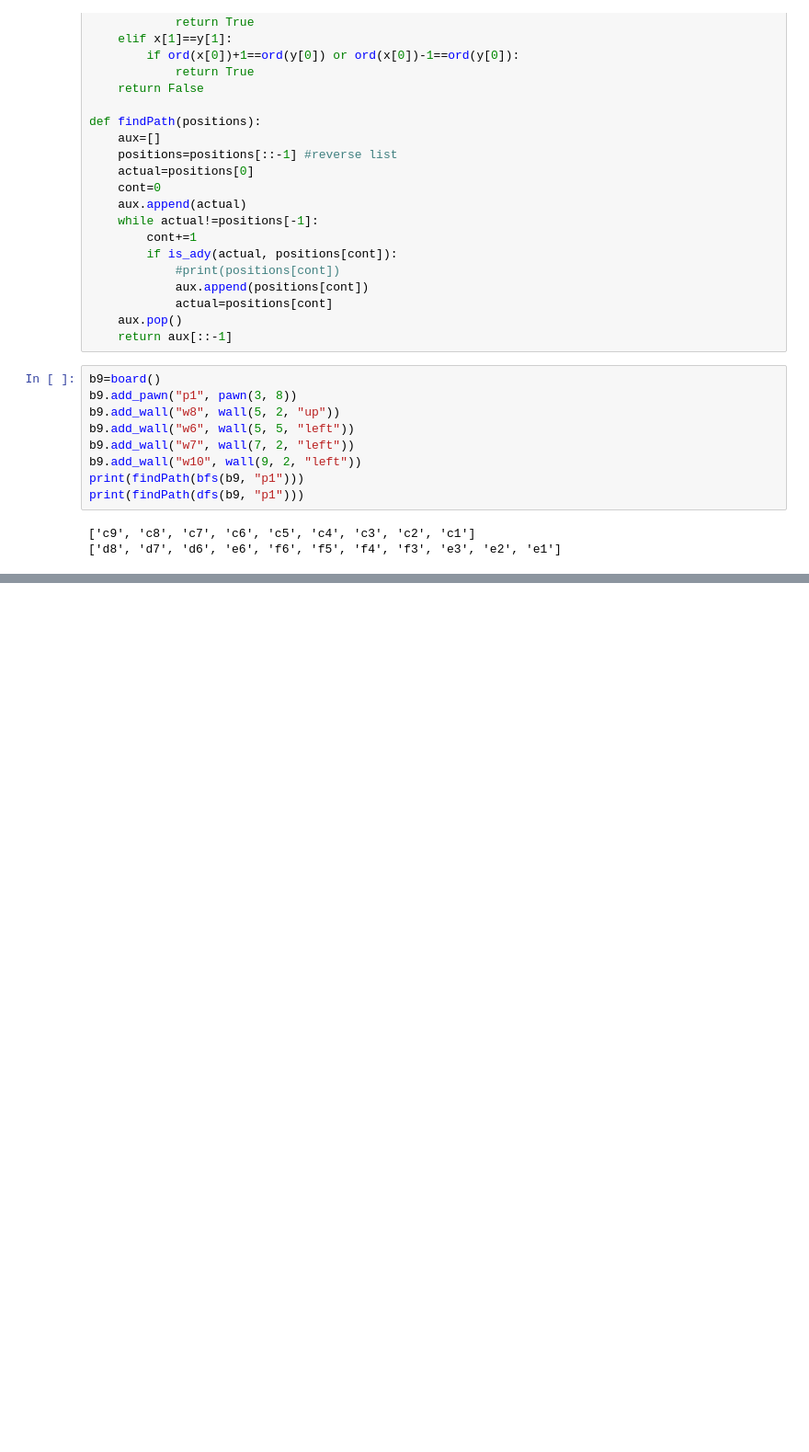
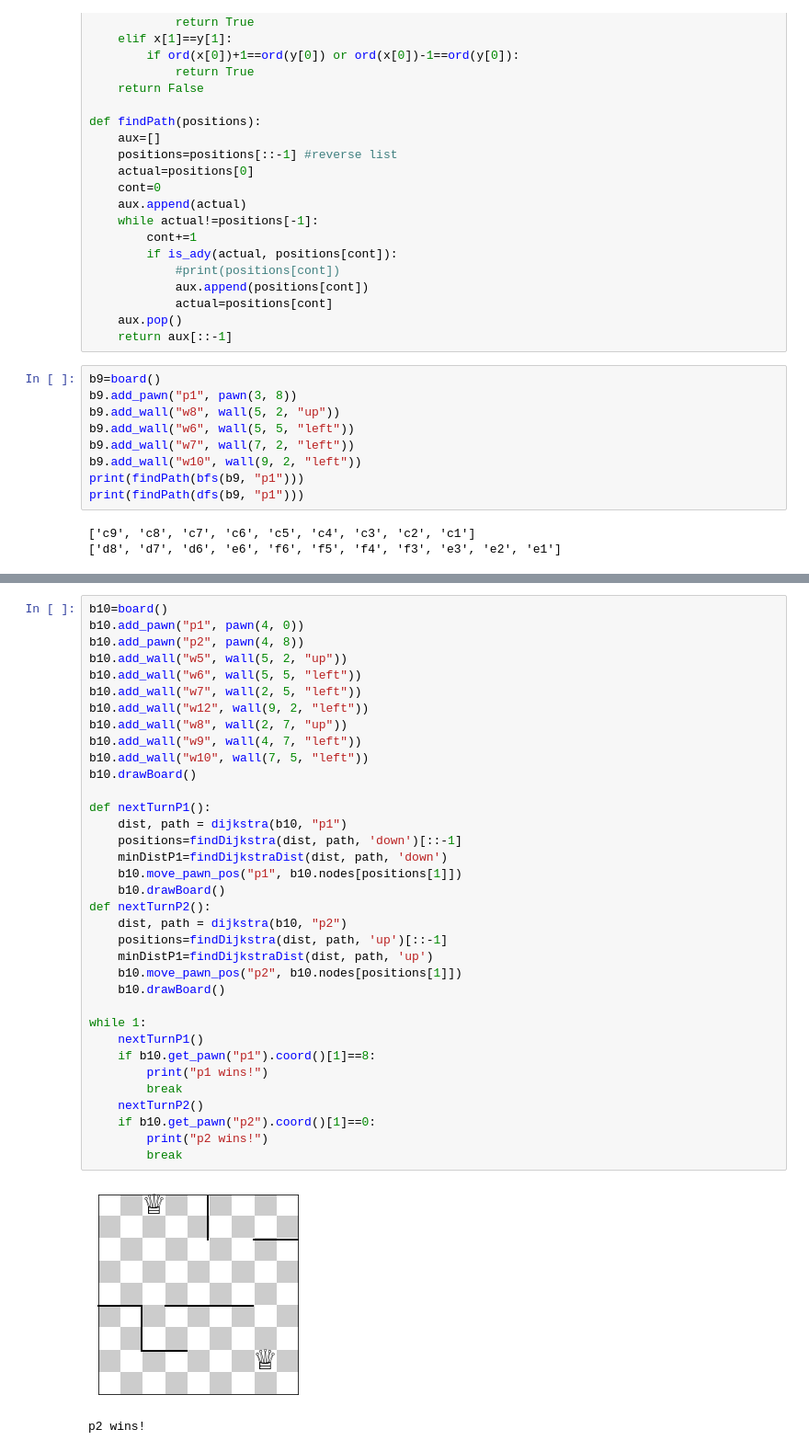
Before and after one commit to sadaakisz/Quoridor_Overthimker, a Jupyter notebook: Test_Notebook.ipynb, the cells around one changed output, grey strips where cells are left out. Shown at 92% size. Cells and saved outputs as stored; diff of their text form; blank space fills up the shorter version.

Commit message:
Dijkstra algorythm.

```diff
--- a/Test_Notebook.ipynb
+++ b/Test_Notebook.ipynb
@@ -543,0 +615,38 @@ print(findPath(dfs(b9, "p1")))
+# %%
+b10=board()
+b10.add_pawn("p1", pawn(4, 0))
+b10.add_pawn("p2", pawn(4, 8))
+b10.add_wall("w5", wall(5, 2, "up"))
+b10.add_wall("w6", wall(5, 5, "left"))
+b10.add_wall("w7", wall(2, 5, "left"))
+b10.add_wall("w12", wall(9, 2, "left"))
+b10.add_wall("w8", wall(2, 7, "up"))
+b10.add_wall("w9", wall(4, 7, "left"))
+b10.add_wall("w10", wall(7, 5, "left"))
+b10.drawBoard()
+
+def nextTurnP1():
+    dist, path = dijkstra(b10, "p1")
+    positions=findDijkstra(dist, path, 'down')[::-1]
+    minDistP1=findDijkstraDist(dist, path, 'down')
+    b10.move_pawn_pos("p1", b10.nodes[positions[1]])
+    b10.drawBoard()
+def nextTurnP2():
+    dist, path = dijkstra(b10, "p2")
+    positions=findDijkstra(dist, path, 'up')[::-1]
+    minDistP1=findDijkstraDist(dist, path, 'up')
+    b10.move_pawn_pos("p2", b10.nodes[positions[1]])
+    b10.drawBoard()
+
+while 1:
+    nextTurnP1()
+    if b10.get_pawn("p1").coord()[1]==8:
+        print("p1 wins!")
+        break
+    nextTurnP2()
+    if b10.get_pawn("p2").coord()[1]==0:
+        print("p2 wins!")
+        break
+# %% [output]
+[figure, added]
+p2 wins!
```
Also changed, not shown: parts of 3 cells of this notebook.
